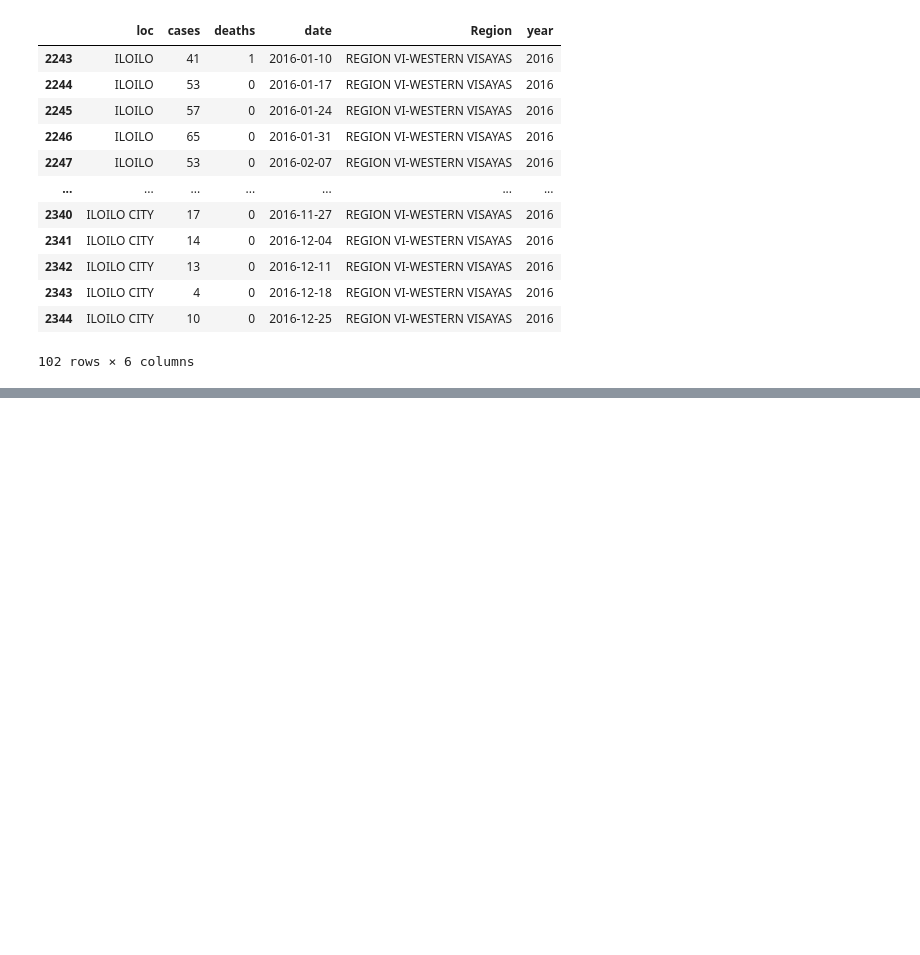
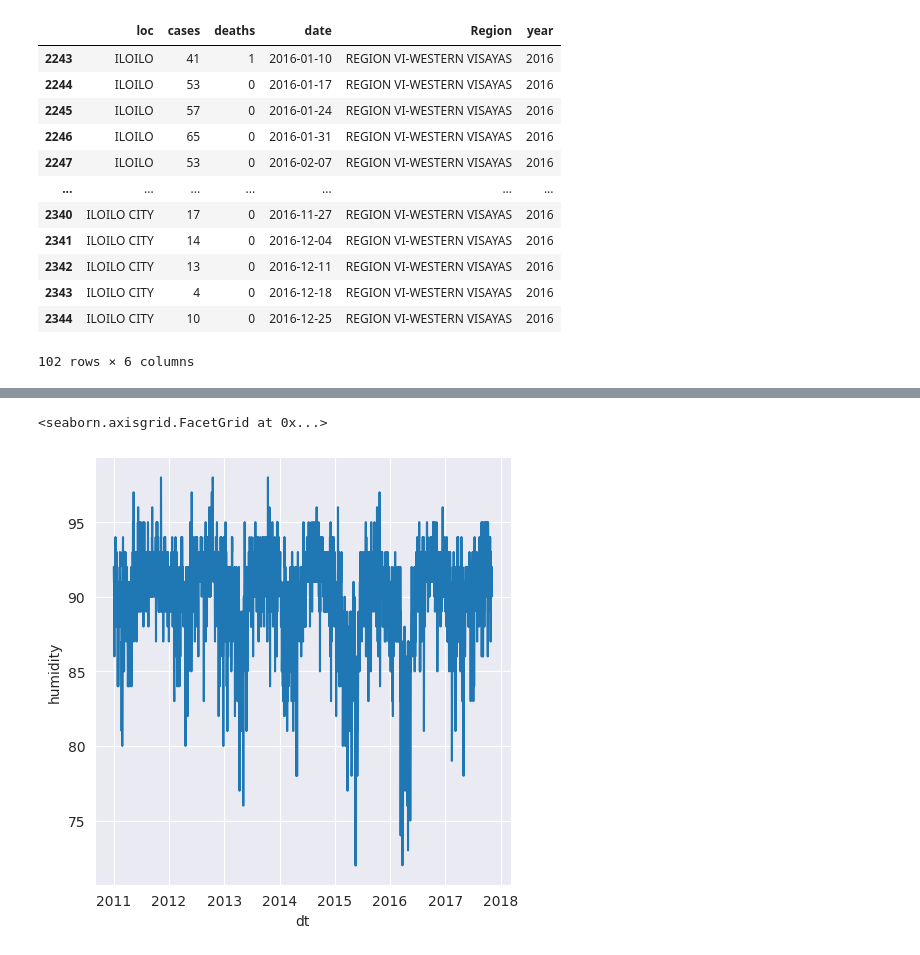
Before and after one commit to Iloilo-Dengue-Watch/Iloilo-Dengue-Watch, a Jupyter notebook: eda_notebook.ipynb, the cells around one changed output, grey strips where cells are left out. Cells and saved outputs as stored; diff of their text form; code cells hidden in the pictures; blank space fills up the shorter version.

Commit message:
Add openweather script for getting weather for iloilo city, output in weather_data.jsonl

```diff
--- a/eda_notebook.ipynb
+++ b/eda_notebook.ipynb
@@ -109,0 +129,5 @@ sns.relplot(data=df_iloilo, x='date', y='cases', kind='line', hue = "loc")
+# %%
+import pandas as pd
+
+df_rain = pd.read_json('weather_data.jsonl', lines=True)
+df_rain.head()
@@ -109,0 +141,6 @@ sns.relplot(data=df_iloilo, x='date', y='cases', kind='line', hue = "loc")
+# %%
+df_rain['dt'] = pd.to_datetime(df_rain['dt'], unit='s')
+sns.relplot(data=df_rain, x='dt', y='humidity', kind='line')
+# %% [output]
+<seaborn.axisgrid.FacetGrid at 0x...>
+[figure, added]
```
Also changed, not shown: parts of 4 cells of this notebook, 2 other files.
